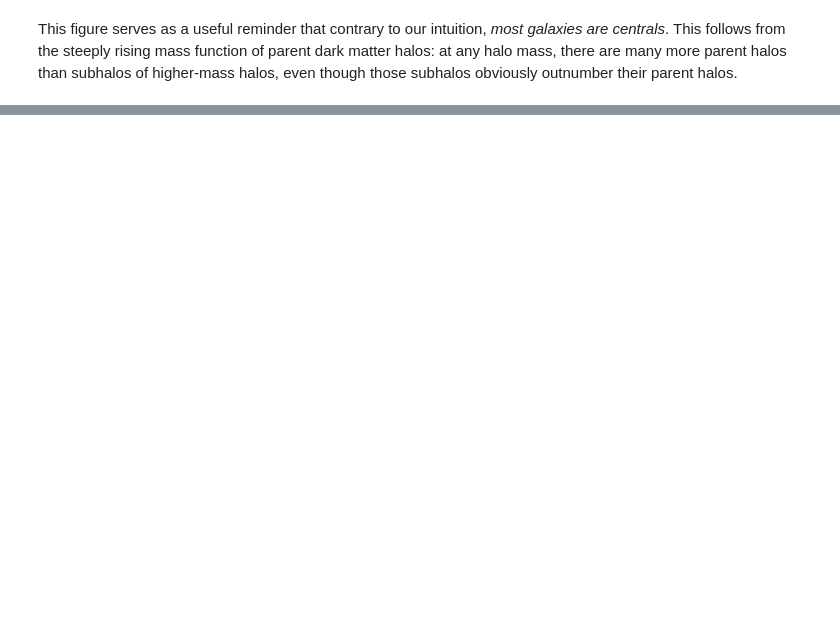
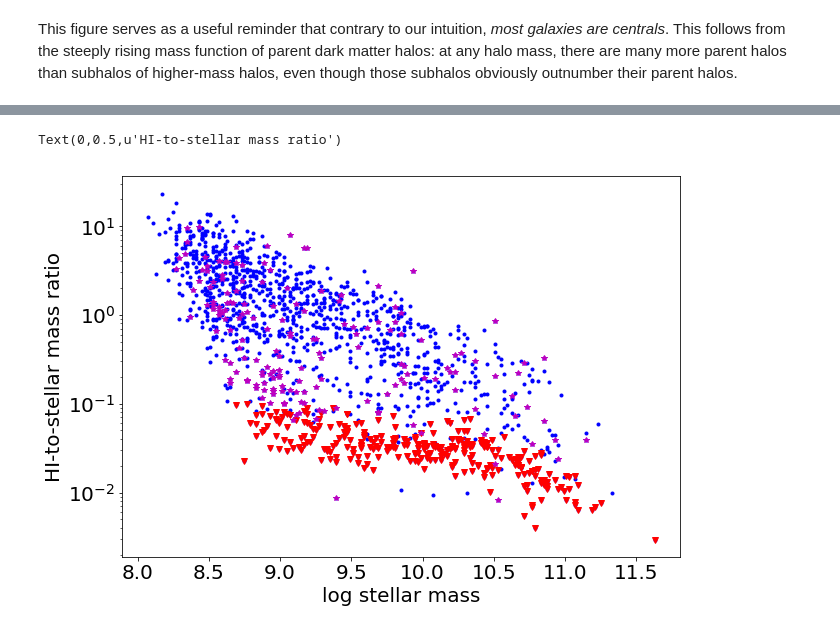
Before and after one commit to resolvesurvey/database-tutorial, a Jupyter notebook: RESOLVE_DataTutorial.ipynb, the cells around one changed output, grey strips where cells are left out. Saved outputs shown, nothing was run; the diff lists cells and outputs as text; code cells hidden in the pictures; blank space fills up the shorter version.

```diff
--- a/RESOLVE_DataTutorial.ipynb
+++ b/RESOLVE_DataTutorial.ipynb
@@ -91,0 +223,28 @@ bsem = (radeg >= 300) | (radeg <= 45) # 22-3 hr in RA is RESOLVE-B
+# %%
+bestlogmhi = logmhi.copy()
+bestlogmhi[np.where(goodconf)] = logmhicorr[np.where(goodconf)]
+bestlogmhi[np.where(badconf)] = logmhiphot[np.where(badconf)]
+weaklimit = np.zeros(len(logmstar),dtype=bool)
+weaklimit[np.where(limflagmhi == 1)] =  (10**logmhi[np.where(limflagmhi == 1)])/(10**logmstar[np.where(limflagmhi == 1)]) > 0.1
+bestlogmhi[np.where(weaklimit)] = logmhiphot[np.where(weaklimit)]
+missing = np.isnan(f21)
+bestlogmhi[np.where(missing)] = logmhiphot[np.where(missing)]
+stronglimit = (limflagmhi == 1) & ~weaklimit
+selall = np.where(inorigsample)
+sellim = np.where(inorigsample & stronglimit)
+fakedata = weaklimit | missing | badconf
+selfake = np.where(inorigsample & fakedata)
+
+besthitostars = (10**bestlogmhi) / (10**logmstar)
+
+fig5 = plt.figure(5,figsize=(10,7))
+plt.clf()
+plt.plot(logmstar[selall],besthitostars[selall],'b.', label="good data")
+plt.plot(logmstar[sellim],besthitostars[sellim],'rv', label="upper limit")
+plt.plot(logmstar[selfake],besthitostars[selfake],'m*', label="phot-HI")
+plt.yscale('log')
+plt.xlabel("log stellar mass")
+plt.ylabel("HI-to-stellar mass ratio")
+# %% [output]
+Text(0,0.5,u'HI-to-stellar mass ratio')
+[figure, added]
```
Also changed, not shown: parts of 14 cells of this notebook, 1 other file.
